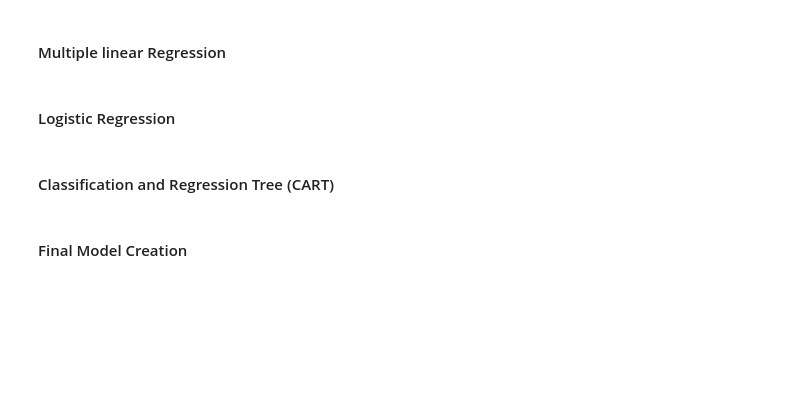
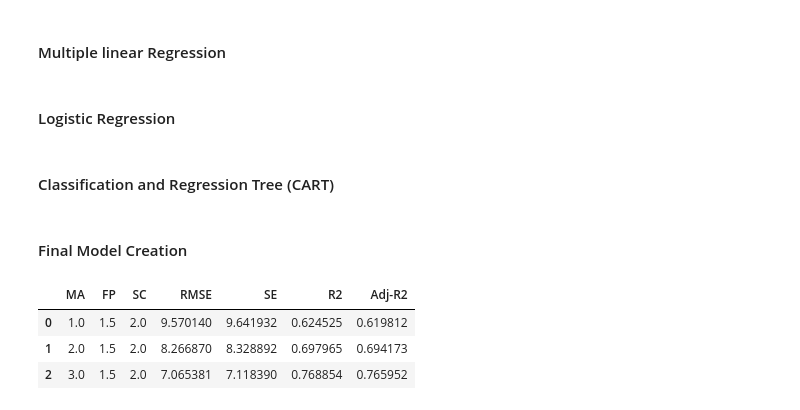
Before and after one commit to RanArino/Course_Projects, a Jupyter notebook: BDM500_PredictiveAnalysis/Projects/Codes.ipynb, the cells around one changed output. Saved outputs shown, nothing was run; the diff lists cells and outputs as text; code cells hidden in the pictures; blank space fills up the shorter version.

```diff
--- a/BDM500_PredictiveAnalysis/Projects/Codes.ipynb
+++ b/BDM500_PredictiveAnalysis/Projects/Codes.ipynb
@@ -558,3 +548,13 @@ f_fig1_3.show()
+# %%
+# regression result on the ensemble linear regression
+#  averaged values on each moving average
+final_metrics = final_PA.perf_df['LinR'].groupby('MA').mean().reset_index()
+final_metrics
+# %% [output]
+|  | MA | FP | SC | RMSE | SE | R2 | Adj-R2 |
+| 0 | 1.0 | 1.5 | 2.0 | 9.570140 | 9.641932 | 0.624525 | 0.619812 |
+| 1 | 2.0 | 1.5 | 2.0 | 8.266870 | 8.328892 | 0.697965 | 0.694173 |
+| 2 | 3.0 | 1.5 | 2.0 | 7.065381 | 7.118390 | 0.768854 | 0.765952 |
 # %%
 # detailed performance
 f_fig2_1, f_fig2_2 = final_PA.detail_perf(model='LinR', ma=1)
```
Also changed, not shown: parts of 4 cells of this notebook.
